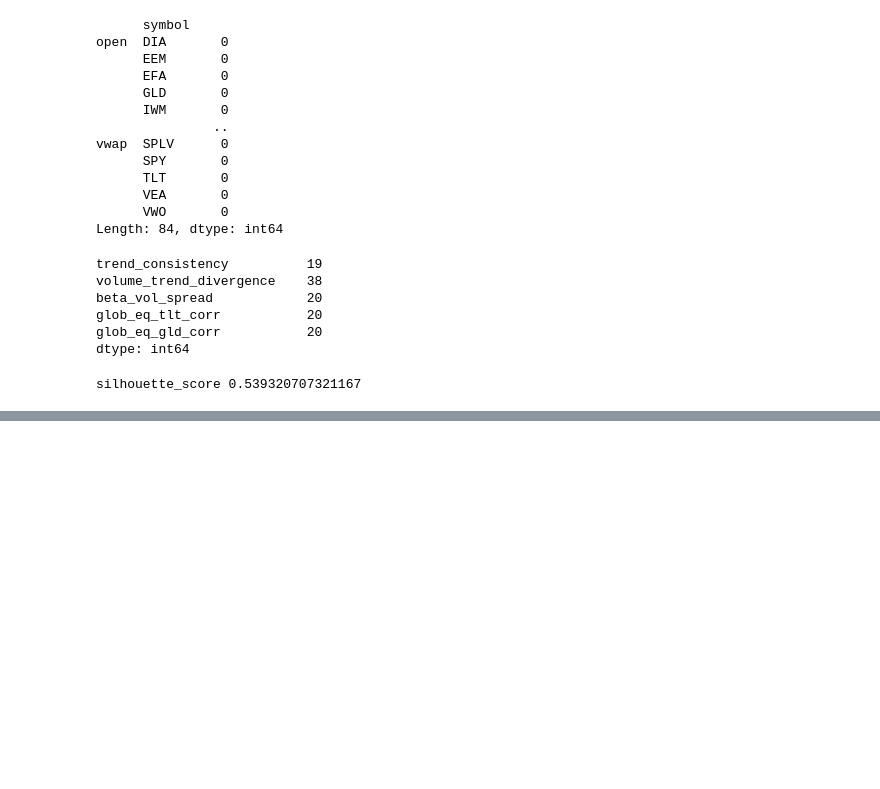
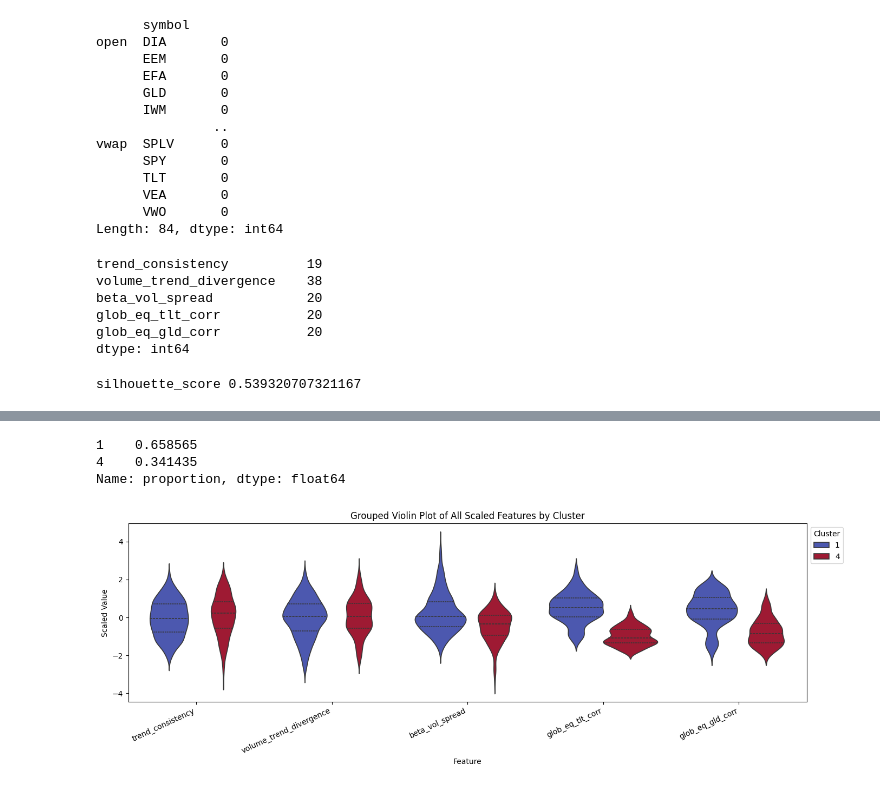
Before and after one commit to eSVeeF/hierarchical-regime-trading-ml, a Jupyter notebook: bull_trend_regime_detection.ipynb, the cells around one changed output, grey strips where cells are left out. Saved outputs shown, nothing was run; the diff lists cells and outputs as text; code cells hidden in the pictures; blank space fills up the shorter version.

```diff
--- a/bull_trend_regime_detection.ipynb
+++ b/bull_trend_regime_detection.ipynb
@@ -236,3 +263,44 @@ plt.show()
+# %%
+pd.Series(labels).value_counts(normalize=True)
+# %% [output]
+1    0.658565
+4    0.341435
+Name: proportion, dtype: float64
+# %%
+import matplotlib.pyplot as plt
+import seaborn as sns
+import pandas as pd
+
+df_interpret = pd.DataFrame(scaled, columns=only_bull_features_df.columns, index=only_bull_features_df.index)
+# Assign cluster labels
+df_interpret['Cluster'] = labels
+
+# Melt the dataframe to long format for seaborn
+df_melted = df_interpret.reset_index().melt(id_vars=['Cluster'],
+                                              value_vars=df_interpret.columns,
+                                              var_name='Feature',
+                                              value_name='Scaled Value')
+# Create grouped violin plot
+plt.figure(figsize=(14, 5))
+sns.violinplot(
+    data=df_melted,
+    x='Feature',
+    y='Scaled Value',
+    hue='Cluster',
+    palette=palette,
+    split=False,        # Merge both clusters' violins in one shape if applicable
+    inner='quartile',  # Show quartiles instead of full box
+    linewidth=1.2
+)
+
+plt.title('Grouped Violin Plot of All Scaled Features by Cluster')
+plt.ylabel('Scaled Value')
+plt.legend(title='Cluster', bbox_to_anchor=(1, 1), loc='upper left')
+plt.xticks(rotation=25, ha='right') # Rotate by 45 degrees, align right
+plt.tight_layout()
+plt.show()
+# %% [output]
+[figure, added]
 # %%
 import matplotlib.pyplot as plt
 import seaborn as sns
```
Also changed, not shown: parts of 7 cells of this notebook, 11 other files.
